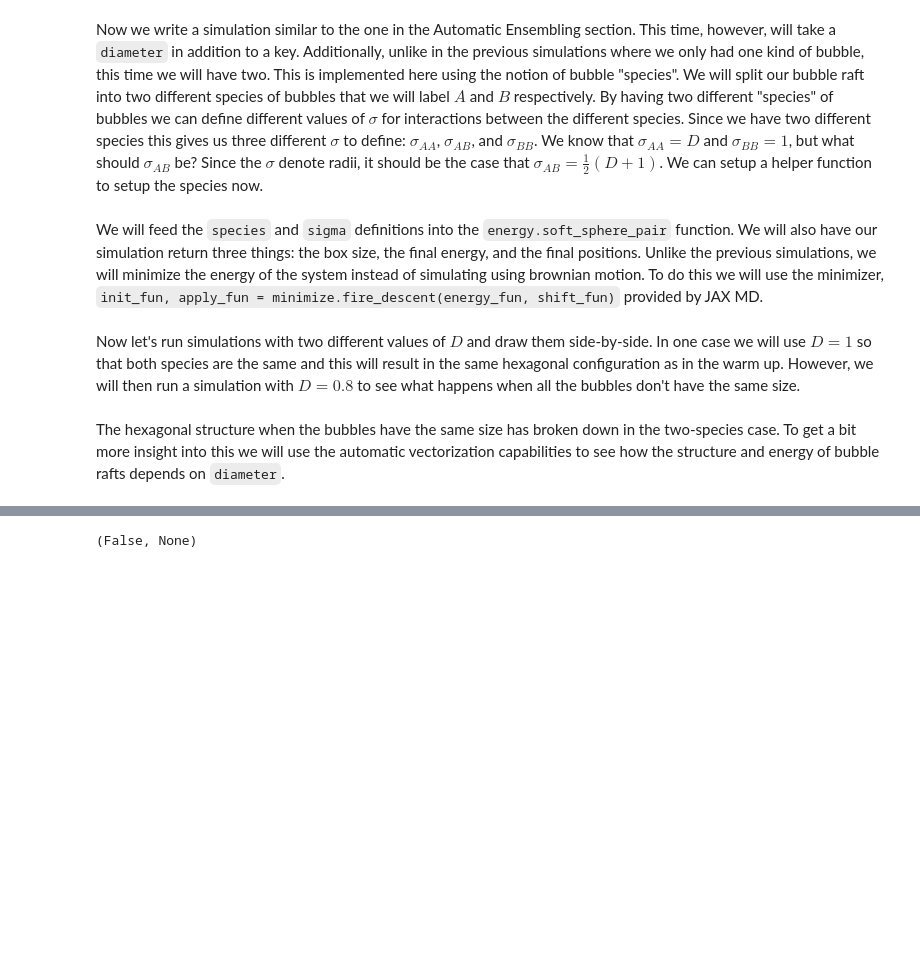
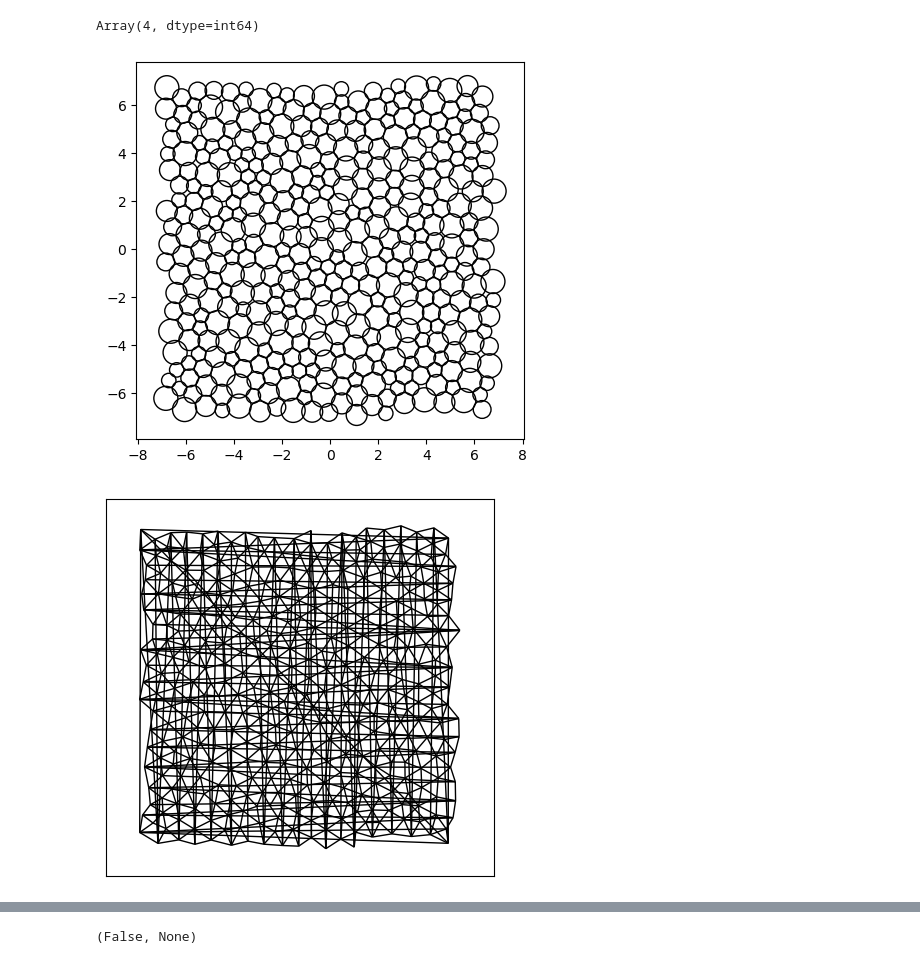
Before and after one commit to bylehn/saxophone, a Jupyter notebook: makeinit.ipynb, the cells around one changed output, grey strips where cells are left out. Cells and saved outputs as stored; diff of their text form; code cells hidden in the pictures; blank space fills up the shorter version.

```diff
--- a/makeinit.ipynb
+++ b/makeinit.ipynb
@@ -179,3 +36,0 @@ To compute the energy of the whole bubble raft in JAX, M.D. we use the helper fu
-# %%
-energy_fn = energy.soft_sphere_pair(displacement_fn)
-print('Energy of the system, U = {:f}'.format(energy_fn(r)))
@@ -214,16 +37,3 @@ def box_size_at_packing_fraction(diameter):
-# %% [markdown]
-Now we write a simulation similar to the one in the Automatic Ensembling section. This time, however, will take a `diameter` in addition to a key. Additionally, unlike in the previous simulations where we only had one kind of bubble, this time we will have two. This is implemented here using the notion of bubble "species". We will split our bubble raft into two different species of bubbles that we will label $A$ and $B$ respectively. By having two different "species" of bubbles we can define different values of $\sigma$ for interactions between the different species. Since we have two different species this gives us three different $\sigma$ to define: $\sigma_{AA}$, $\sigma_{AB}$, and $\sigma_{BB}$. We know that $\sigma_{AA} = D$ and $\sigma_{BB} = 1$, but what should $\sigma_{AB}$ be? Since the $\sigma$ denote radii, it should be the case that $\sigma_{AB} = \frac12(D + 1)$. We can setup a helper function to setup the species now.
-# %%
-species = np.array([0] * (N_2) + [1] * (N_2), dtype=np.int32)
-
-def species_sigma(diameter):
-  d_AA = diameter
-  d_BB = 1
-  d_AB = 0.5 * (diameter + 1)
-  return np.array(
-      [[d_AA, d_AB],
-       [d_AB, d_BB]]
-  )
 # %%
 def circles(x, y, s, c='b', vmin=None, vmax=None, **kwargs):
     """
@@ -298,26 +176,18 @@ def circles(x, y, s, c='b', vmin=None, vmax=None, **kwargs):
 # %%
 N = 4*100
 N_2 = N // 4
+packing_fraction = 1.1
 
-simulation_steps = np.arange(500)
-dt = 1e-2
-temperature = 1e-5
 
-key = random.PRNGKey(0)
+diameters = np.array([1.0, 0.87, 0.74, 0.60])
 
-packing_fraction = 1.2
-markersize = 260
-
-diameters = np.array([1.0, 0.85, 0.7, 0.55])
 species = np.array([0] * (N_2) + [1] * (N_2) + [2] * (N_2) + [3] * (N_2), dtype=np.int32)
 
-def species_sigma(diameters):
-    diameter_matrix = np.tile(diameters, (diameters.shape[0],1))
-    return 0.5* (diameter_matrix + diameter_matrix.T)
-
-def box_size_at_packing_fraction(diameters, species, packing_fraction):
-
-    bubble_volume = np.sum(np.pi * (diameters[species]**2)/4)
-    return np.sqrt(bubble_volume / packing_fraction)
+box_size, raft_energy, bubble_positions = simulate_and_show(diameters, packing_fraction)
+N, G, X, E = createGraphFromPositions(N, bubble_positions, diameters, species,box_size)
+plotGraph(N,G,X)
+np.min(np.transpose(np.array(G.degree()))[1]) #degrees
+# %% [output]
+Array(4, dtype=int64)
+[figure, added]
+[figure, added]
-# %% [markdown]
-We will feed the `species` and `sigma` definitions into the `energy.soft_sphere_pair` function. We will also have our simulation return three things: the box size, the final energy, and the final positions. Unlike the previous simulations, we will minimize the energy of the system instead of simulating using brownian motion. To do this we will use the minimizer, `init_fun, apply_fun = minimize.fire_descent(energy_fun, shift_fun)` provided by JAX MD.
@@ -346,2 +193,0 @@ def simulation(diameters, packing_fraction, key):
-# %% [markdown]
-Now let's run simulations with two different values of $D$ and draw them side-by-side. In one case we will use $D = 1$ so that both species are the same and this will result in the same hexagonal configuration as in the warm up. However, we will then run a simulation with $D = 0.8$ to see what happens when all the bubbles don't have the same size.
@@ -358,2 +193,0 @@ def simulate_and_show(diameters, packing_fraction):
-# %% [markdown]
-The hexagonal structure when the bubbles have the same size has broken down in the two-species case. To get a bit more insight into this we will use the automatic vectorization capabilities to see how the structure and energy of bubble rafts depends on `diameter`.
```
Also changed, not shown: parts of 35 cells of this notebook, 2 other files.
